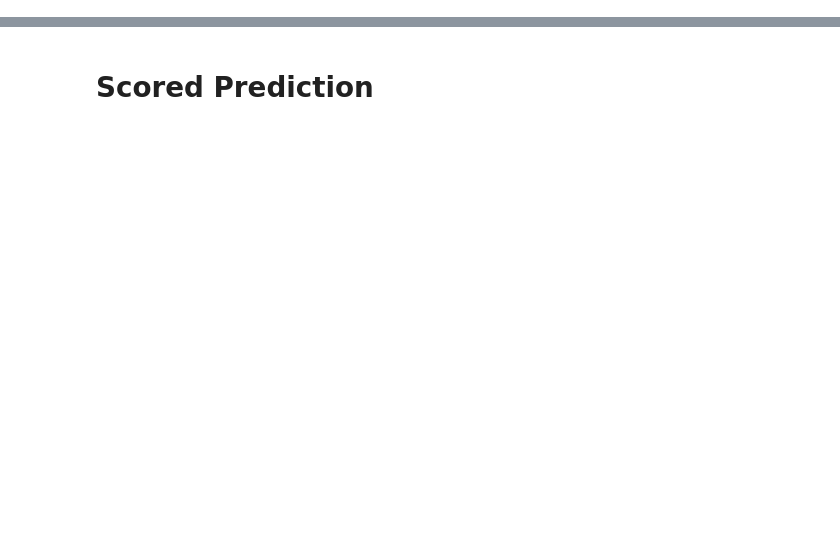
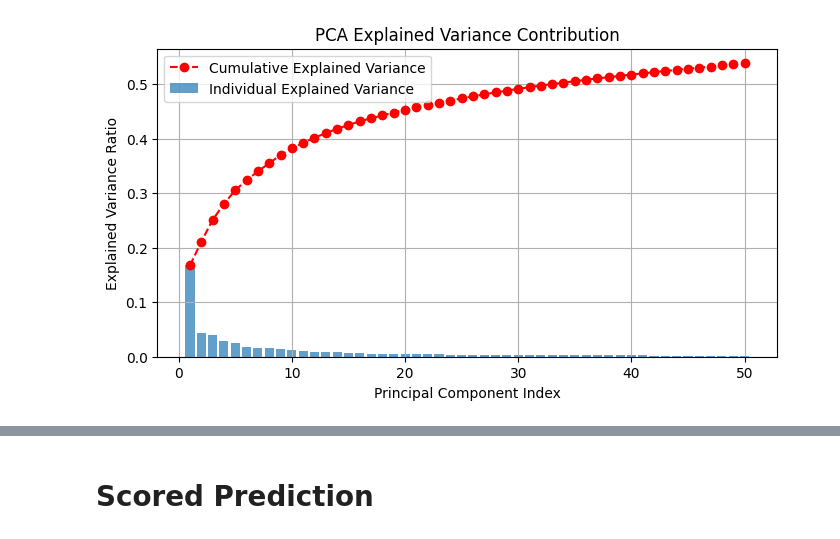
Before and after one commit to Amber1234568/Mechanisms-of-Action-MoA-Prediction-Tutorial, a Jupyter notebook: tut_code.ipynb, the cells around one changed output, grey strips where cells are left out. Drawn from its saved outputs; the diff is of its cells as text; code cells hidden in the pictures; blank space fills up the shorter version.

```diff
--- a/tut_code.ipynb
+++ b/tut_code.ipynb
@@ -25,9 +110,6 @@ def seed_everything(seed=SEED):
 
 seed_everything()
 # %%
-train_features = pd.read_csv("train_features.csv")
-train_targets_scored = pd.read_csv("train_targets_scored.csv")
-train_targets_nonscored = pd.read_csv("train_targets_nonscored.csv")
-
-test_features = pd.read_csv("test_features.csv")
-sample_submission = pd.read_csv("sample_submission.csv")
+train_features = pd.read_csv("/content/lish_moa_data/train_features.csv")
+train_targets_scored = pd.read_csv("/content/lish_moa_data/train_targets_scored.csv")
+train_targets_nonscored = pd.read_csv("/content/lish_moa_data/train_targets_nonscored.csv")
@@ -91,0 +183,7 @@ array([[0., 0., 0., ..., 0., 0., 0.],
+# %%
+from sklearn.model_selection import train_test_split
+
+X, test, y_scored, y_scored_test, y_nonscored, y_nonscored_test = train_test_split(X, y_scored, y_nonscored, test_size=0.2, random_state=42)
+
+print(f"Training set X shape: {X.shape}, Training labels y shape: {y_scored.shape}(scored), {y_nonscored.shape}(nonscored)")
+print(f"Test set X shape: {test.shape}, Test labels y shape: {y_scored_test.shape}(scored), {y_nonscored_test.shape}(nonscored)")
@@ -97,2 +230,17 @@ X_qt = qt.fit_transform(X)
 pca = PCA(n_components=50, random_state=SEED)
 X_pca = pca.fit_transform(X_qt)  # shape [n_samples, 50]
+# %%
+explained_variance_ratio = pca.explained_variance_ratio_
+cumulative_variance_ratio = np.cumsum(explained_variance_ratio)
+
+plt.figure(figsize=(8, 4))
+plt.bar(range(1, len(explained_variance_ratio) + 1), explained_variance_ratio, alpha=0.7, label="Individual Explained Variance")
+plt.plot(range(1, len(cumulative_variance_ratio) + 1), cumulative_variance_ratio, marker='o', linestyle='--', color='r', label="Cumulative Explained Variance")
+plt.xlabel("Principal Component Index")
+plt.ylabel("Explained Variance Ratio")
+plt.title("PCA Explained Variance Contribution")
+plt.legend()
+plt.grid(True)
+plt.show()
+# %% [output]
+[figure, added]
```
Also changed, not shown: parts of 38 cells of this notebook, 1 other file.
